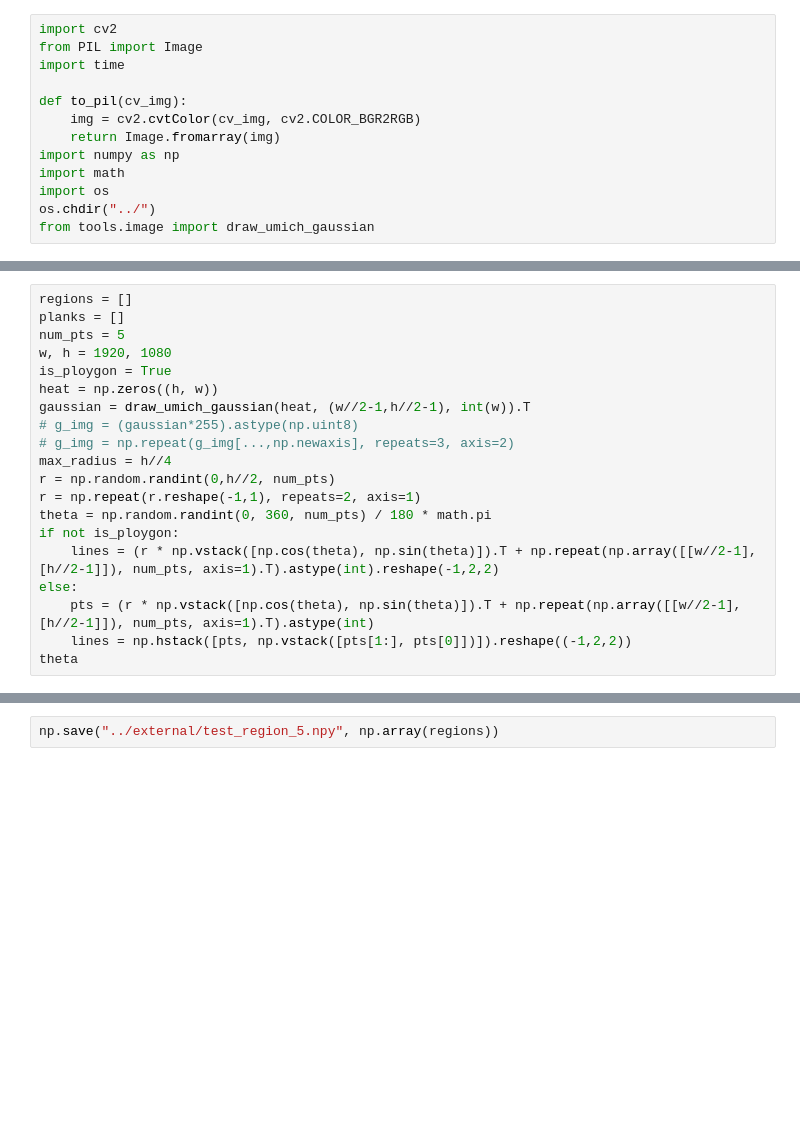
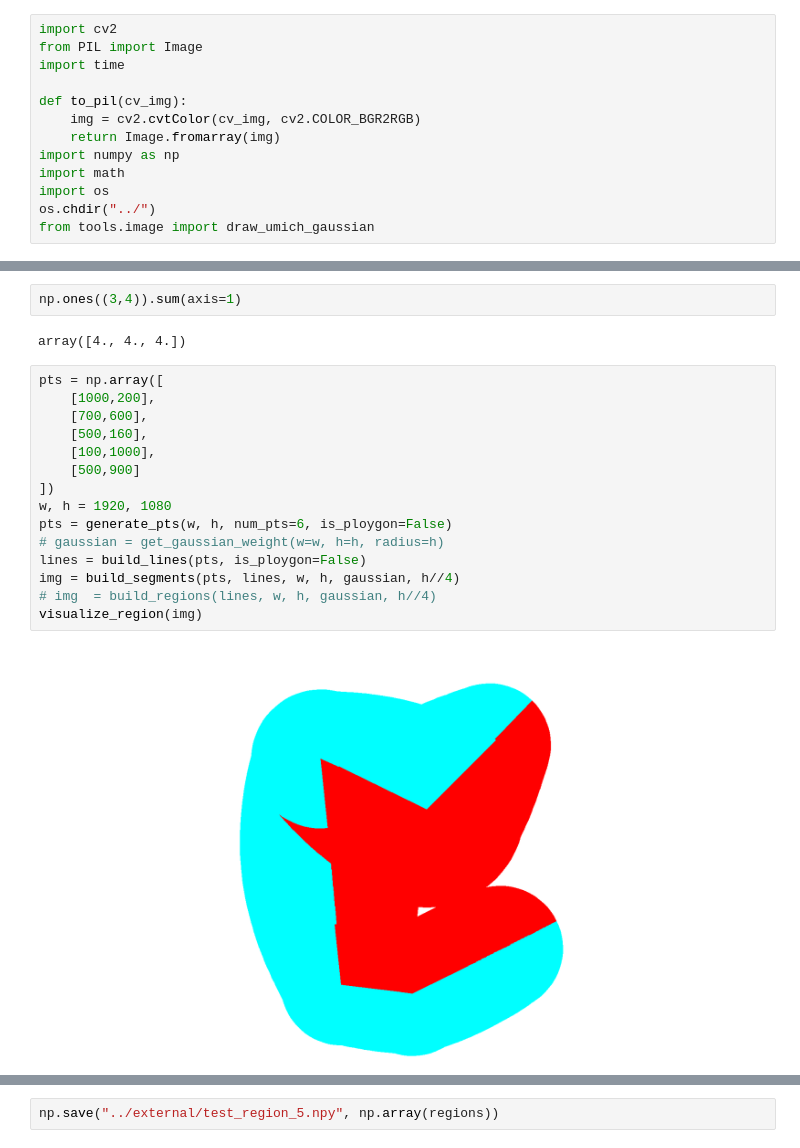
Before and after one commit to kakusikun/deep-learning-works, a Jupyter notebook: notebook/numpy practice.ipynb, the cells around one changed output, grey strips where cells are left out. Drawn from its saved outputs; the diff is of its cells as text; blank space fills up the shorter version.

```diff
--- a/notebook/numpy practice.ipynb
+++ b/notebook/numpy practice.ipynb
@@ -95,20 +36,0 @@ array([[[1166,  732],
-# %%
-regions = []
-planks = []
-num_pts = 5
-w, h = 1920, 1080
-is_ploygon = True
-heat = np.zeros((h, w))
-gaussian = draw_umich_gaussian(heat, (w//2-1,h//2-1), int(w)).T
-# g_img = (gaussian*255).astype(np.uint8)
-# g_img = np.repeat(g_img[...,np.newaxis], repeats=3, axis=2)
-max_radius = h//4
-r = np.random.randint(0,h//2, num_pts)
-r = np.repeat(r.reshape(-1,1), repeats=2, axis=1)
-theta = np.random.randint(0, 360, num_pts) / 180 * math.pi
-if not is_ploygon:
-    lines = (r * np.vstack([np.cos(theta), np.sin(theta)]).T + np.repeat(np.array([[w//2-1], [h//2-1]]), num_pts, axis=1).T).astype(int).reshape(-1,2,2)
-else:
-    pts = (r * np.vstack([np.cos(theta), np.sin(theta)]).T + np.repeat(np.array([[w//2-1], [h//2-1]]), num_pts, axis=1).T).astype(int)
-    lines = np.hstack([pts, np.vstack([pts[1:], pts[0]])]).reshape((-1,2,2))
-theta
@@ -168,0 +195,21 @@ for line_idx, line_pt in enumerate(lines):
+# %%
+np.ones((3,4)).sum(axis=1)
+# %% [output]
+array([4., 4., 4.])
+# %%
+pts = np.array([
+    [1000,200],
+    [700,600],
+    [500,160],
+    [100,1000],
+    [500,900]
+])
+w, h = 1920, 1080
+pts = generate_pts(w, h, num_pts=6, is_ploygon=False)
+# gaussian = get_gaussian_weight(w=w, h=h, radius=h)
+lines = build_lines(pts, is_ploygon=False)
+img = build_segments(pts, lines, w, h, gaussian, h//4)
+# img  = build_regions(lines, w, h, gaussian, h//4)
+visualize_region(img)
+# %% [output]
+[figure, added]
```
Also changed, not shown: parts of 35 cells of this notebook, 8 other files.
